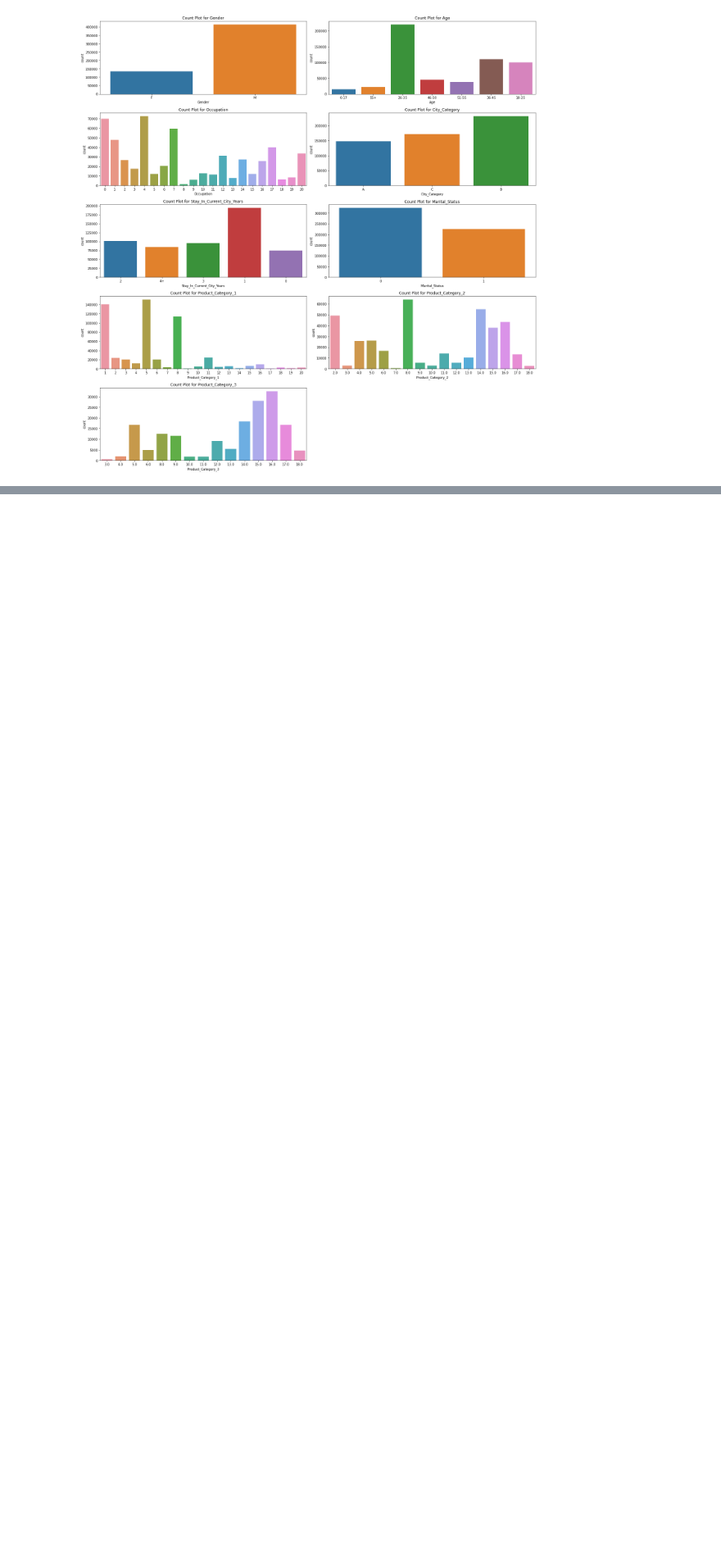
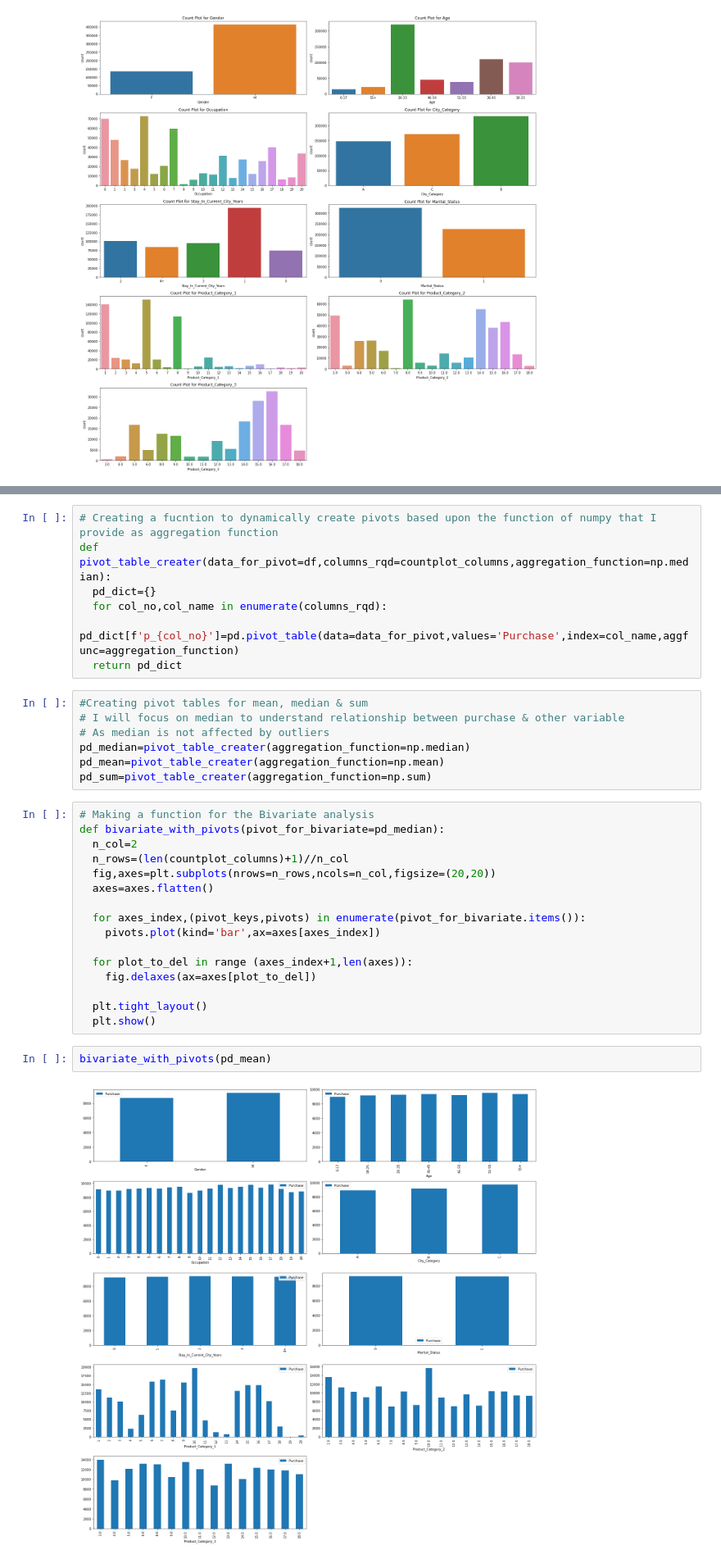
Before and after one commit to 1Anand1/Black_Friday_Sales_Prediction, a Jupyter notebook: black_friday_sales.ipynb, the cells around one changed output, grey strips where cells are left out. Shown: that part at 82% size. Saved outputs shown, nothing was run; the diff lists cells and outputs as text; blank space fills up the shorter version.

Commit message:
1. Completed Bivariate analysis 2. The code is dynamic

```diff
--- a/black_friday_sales.ipynb
+++ b/black_friday_sales.ipynb
@@ -128,0 +155,34 @@ plt.show()
+# %%
+# Creating a fucntion to dynamically create pivots based upon the function of numpy that I provide as aggregation function
+def pivot_table_creater(data_for_pivot=df,columns_rqd=countplot_columns,aggregation_function=np.median):
+  pd_dict={}
+  for col_no,col_name in enumerate(columns_rqd):
+    pd_dict[f'p_{col_no}']=pd.pivot_table(data=data_for_pivot,values='Purchase',index=col_name,aggfunc=aggregation_function)
+  return pd_dict
+# %%
+#Creating pivot tables for mean, median & sum
+# I will focus on median to understand relationship between purchase & other variable
+# As median is not affected by outliers
+pd_median=pivot_table_creater(aggregation_function=np.median)
+pd_mean=pivot_table_creater(aggregation_function=np.mean)
+pd_sum=pivot_table_creater(aggregation_function=np.sum)
+# %%
+# Making a function for the Bivariate analysis
+def bivariate_with_pivots(pivot_for_bivariate=pd_median):
+  n_col=2
+  n_rows=(len(countplot_columns)+1)//n_col
+  fig,axes=plt.subplots(nrows=n_rows,ncols=n_col,figsize=(20,20))
+  axes=axes.flatten()
+
+  for axes_index,(pivot_keys,pivots) in enumerate(pivot_for_bivariate.items()):
+    pivots.plot(kind='bar',ax=axes[axes_index])
+
+  for plot_to_del in range (axes_index+1,len(axes)):
+    fig.delaxes(ax=axes[plot_to_del])
+
+  plt.tight_layout()
+  plt.show()
+# %%
+bivariate_with_pivots(pd_mean)
+# %% [output]
+[figure, added]
```
Also changed, not shown: parts of 5 cells of this notebook.
